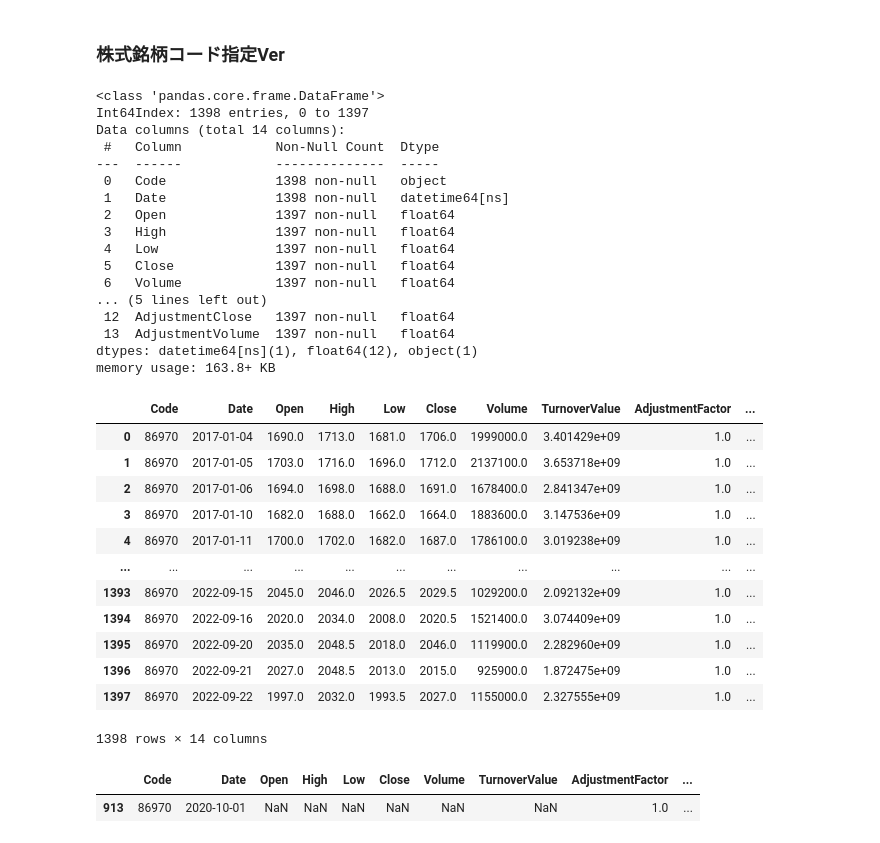
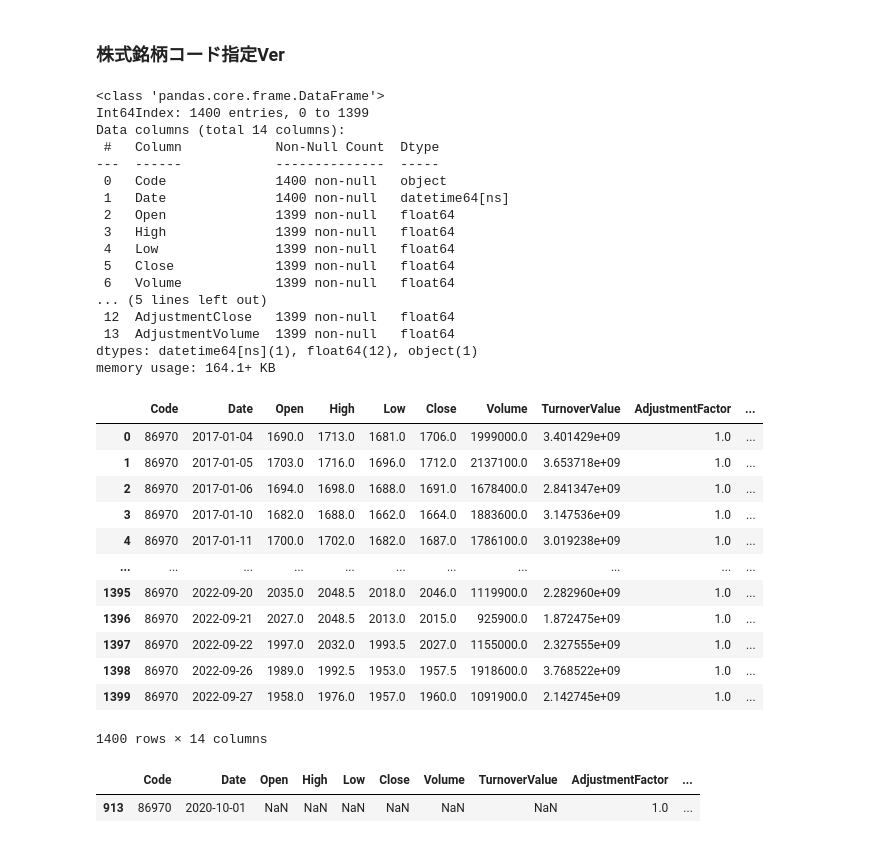
Before and after one commit to J-Quants/jquants-api-client-python, a Jupyter notebook: examples/20220927-005-jquants-api-starter.ipynb, the cells around one changed output. Drawn from its saved outputs; the diff is of its cells as text; code cells hidden in the pictures.

```diff
--- a/examples/20220927-005-jquants-api-starter.ipynb
+++ b/examples/20220927-005-jquants-api-starter.ipynb
@@ -310,46 +326,46 @@ px.bar(df_sector_market, x="SectorName", y="Count", color="MarketName", barmode=
 # %% [markdown]
 ### 株式銘柄コード指定Ver
 # %%
-df_quotes_bycode = cli.get_prices_daily_quotes(code=86970)
+df_quotes_bycode = cli.get_prices_daily_quotes(code=8697)
 
 # データフレームの情報を取得
 df_quotes_bycode.info()
 
 print("\n")
 
 # データフレームを描画
 df_quotes_bycode
 # %% [output]
 <class 'pandas.core.frame.DataFrame'>
-Int64Index: 1398 entries, 0 to 1397
+Int64Index: 1400 entries, 0 to 1399
 Data columns (total 14 columns):
  #   Column            Non-Null Count  Dtype
 ---  ------            --------------  -----
- 0   Code              1398 non-null   object
- 1   Date              1398 non-null   datetime64[ns]
- 2   Open              1397 non-null   float64
- 3   High              1397 non-null   float64
- 4   Low               1397 non-null   float64
- 5   Close             1397 non-null   float64
- 6   Volume            1397 non-null   float64
+ 0   Code              1400 non-null   object
+ 1   Date              1400 non-null   datetime64[ns]
+ 2   Open              1399 non-null   float64
+ 3   High              1399 non-null   float64
+ 4   Low               1399 non-null   float64
+ 5   Close             1399 non-null   float64
+ 6   Volume            1399 non-null   float64
 ... (5 lines left out)
- 12  AdjustmentClose   1397 non-null   float64
- 13  AdjustmentVolume  1397 non-null   float64
+ 12  AdjustmentClose   1399 non-null   float64
+ 13  AdjustmentVolume  1399 non-null   float64
 dtypes: datetime64[ns](1), float64(12), object(1)
-memory usage: 163.8+ KB
+memory usage: 164.1+ KB
 |  | Code | Date | Open | High | Low | Close | Volume | TurnoverValue | AdjustmentFactor | ... |
 | 0 | 86970 | 2017-01-04 | 1690.0 | 1713.0 | 1681.0 | 1706.0 | 1999000.0 | 3.401429e+09 | 1.0 | ... |
 | 1 | 86970 | 2017-01-05 | 1703.0 | 1716.0 | 1696.0 | 1712.0 | 2137100.0 | 3.653718e+09 | 1.0 | ... |
 | 2 | 86970 | 2017-01-06 | 1694.0 | 1698.0 | 1688.0 | 1691.0 | 1678400.0 | 2.841347e+09 | 1.0 | ... |
 | 3 | 86970 | 2017-01-10 | 1682.0 | 1688.0 | 1662.0 | 1664.0 | 1883600.0 | 3.147536e+09 | 1.0 | ... |
 | 4 | 86970 | 2017-01-11 | 1700.0 | 1702.0 | 1682.0 | 1687.0 | 1786100.0 | 3.019238e+09 | 1.0 | ... |
 | ... | ... | ... | ... | ... | ... | ... | ... | ... | ... | ... |
-| 1393 | 86970 | 2022-09-15 | 2045.0 | 2046.0 | 2026.5 | 2029.5 | 1029200.0 | 2.092132e+09 | 1.0 | ... |
-| 1394 | 86970 | 2022-09-16 | 2020.0 | 2034.0 | 2008.0 | 2020.5 | 1521400.0 | 3.074409e+09 | 1.0 | ... |
 | 1395 | 86970 | 2022-09-20 | 2035.0 | 2048.5 | 2018.0 | 2046.0 | 1119900.0 | 2.282960e+09 | 1.0 | ... |
 | 1396 | 86970 | 2022-09-21 | 2027.0 | 2048.5 | 2013.0 | 2015.0 | 925900.0 | 1.872475e+09 | 1.0 | ... |
 | 1397 | 86970 | 2022-09-22 | 1997.0 | 2032.0 | 1993.5 | 2027.0 | 1155000.0 | 2.327555e+09 | 1.0 | ... |
+| 1398 | 86970 | 2022-09-26 | 1989.0 | 1992.5 | 1953.0 | 1957.5 | 1918600.0 | 3.768522e+09 | 1.0 | ... |
+| 1399 | 86970 | 2022-09-27 | 1958.0 | 1976.0 | 1957.0 | 1960.0 | 1091900.0 | 2.142745e+09 | 1.0 | ... |
-1398 rows × 14 columns
+1400 rows × 14 columns
 # %%
 # 欠損値の確認
 df_quotes_bycode[df_quotes_bycode.isnull().any(axis=1)]
```
Also changed, not shown: parts of 68 cells of this notebook.
